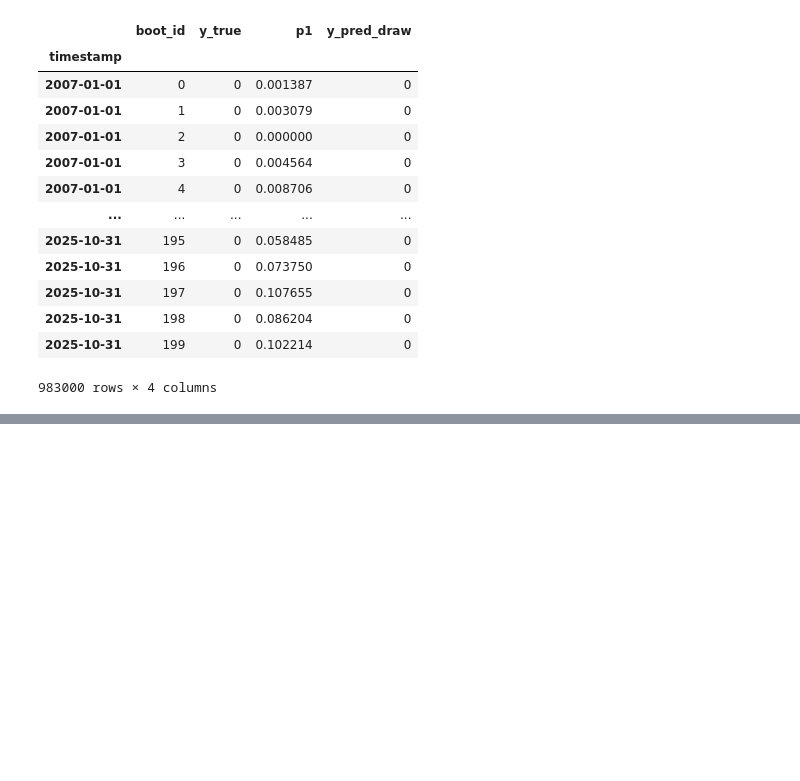
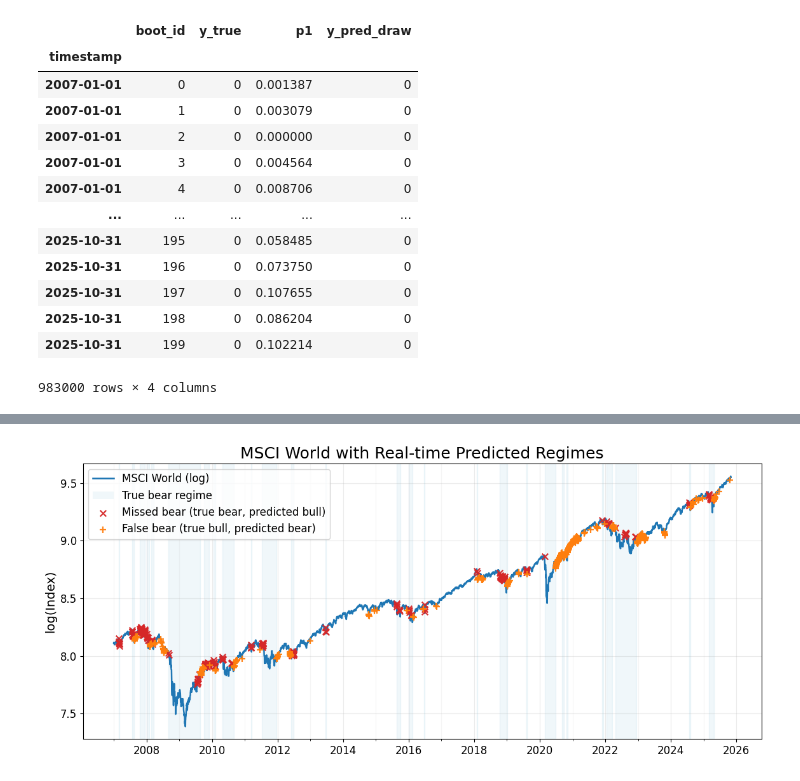
Before and after one commit to KiliTili/Masterarbeit, a Jupyter notebook: Notebooks/Benchmark/modelling_classification_msci_new.ipynb, the cells around one changed output, grey strips where cells are left out. Saved outputs shown, nothing was run; the diff lists cells and outputs as text; code cells hidden in the pictures; blank space fills up the shorter version.

Commit message:
plot functions for classification

```diff
--- a/Notebooks/Benchmark/modelling_classification_msci_new.ipynb
+++ b/Notebooks/Benchmark/modelling_classification_msci_new.ipynb
@@ -376,6 +271,7 @@ pred_df = pd.DataFrame({
     "y_pred": y_pred,
     "pred_prob": y_prob
 })
+pred_df = pred_df.merge(df[["timestamp", "M1WO_O"]], on="timestamp", how="left")
 # %%
 pred_draws_df
 # %% [output]
@@ -425,0 +292,13 @@ df
+# %%
+
+plot_price_regime_with_error_types_a4(
+    pred_df,
+    price_col="M1WO_O",
+    bear_label=1,
+    log_price=True,
+    shade_alpha=0.18,
+    min_shade_run=1,
+    title="MSCI World with Real-time Predicted Regimes",
+)
+# %% [output]
+[figure, added]
```
Also changed, not shown: parts of 18 cells of this notebook, 2 other files.
